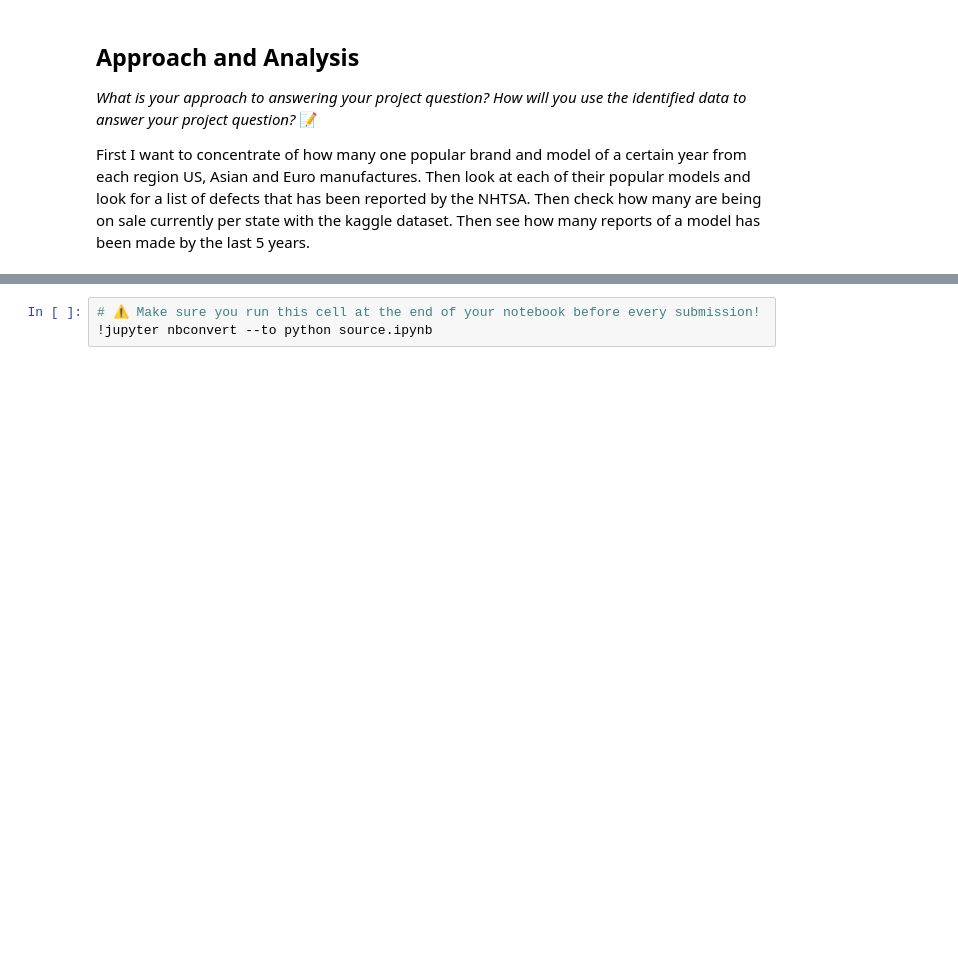
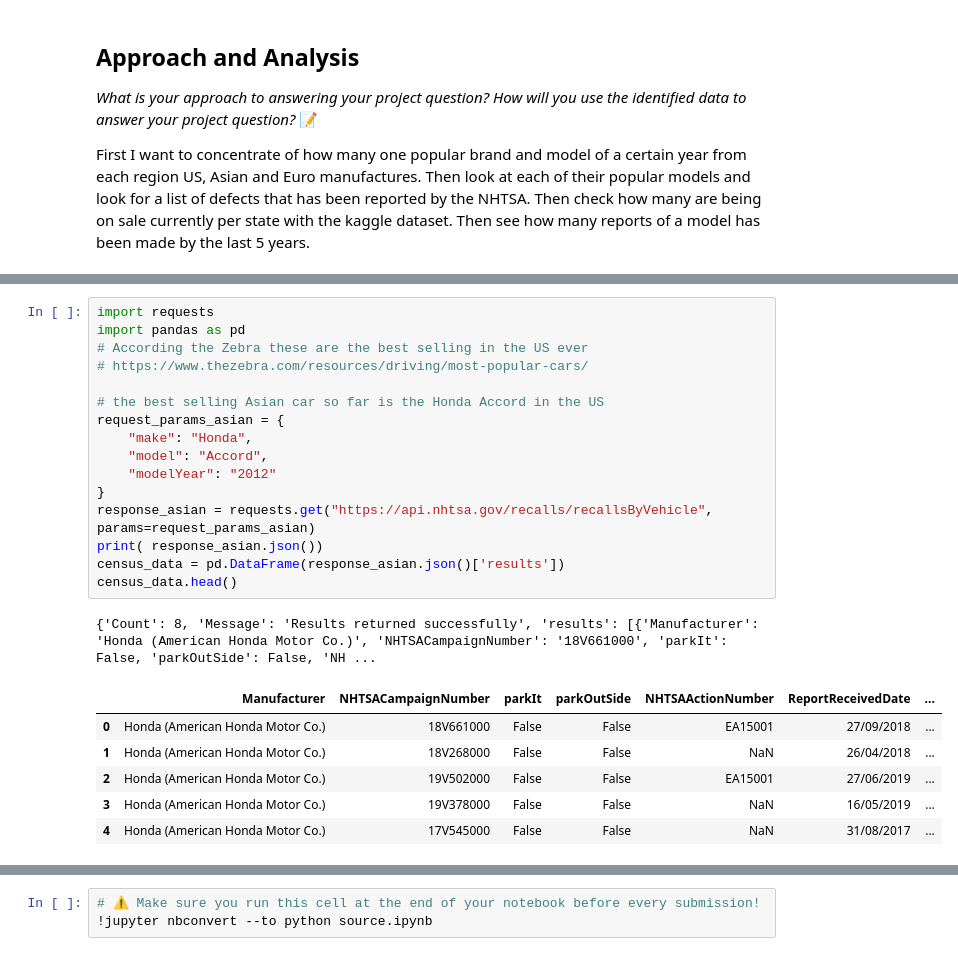
Before and after one commit to IT4063C-Fall23/final-project-ACipherEXE, a Jupyter notebook: source.ipynb, the cells around one changed output, grey strips where cells are left out. Cells and saved outputs as stored; diff of their text form; blank space fills up the shorter version.

```diff
--- a/source.ipynb
+++ b/source.ipynb
@@ -52,0 +53,24 @@ First I want to concentrate of how many one popular brand and model of a certain
+# %%
+import requests
+import pandas as pd
+# According the Zebra these are the best selling in the US ever
+# https://www.thezebra.com/resources/driving/most-popular-cars/
+
+# the best selling Asian car so far is the Honda Accord in the US
+request_params_asian = {
+    "make": "Honda",
+    "model": "Accord",
+    "modelYear": "2012"
+}
+response_asian = requests.get("https://api.nhtsa.gov/recalls/recallsByVehicle", params=request_params_asian)
+print( response_asian.json())
+census_data = pd.DataFrame(response_asian.json()['results'])
+census_data.head()
+# %% [output]
+{'Count': 8, 'Message': 'Results returned successfully', 'results': [{'Manufacturer': 'Honda (American Honda Motor Co.)', 'NHTSACampaignNumber': '18V661000', 'parkIt': False, 'parkOutSide': False, 'NH ...
+|  | Manufacturer | NHTSACampaignNumber | parkIt | parkOutSide | NHTSAActionNumber | ReportReceivedDate | ... |
+| 0 | Honda (American Honda Motor Co.) | 18V661000 | False | False | EA15001 | 27/09/2018 | ... |
+| 1 | Honda (American Honda Motor Co.) | 18V268000 | False | False | NaN | 26/04/2018 | ... |
+| 2 | Honda (American Honda Motor Co.) | 19V502000 | False | False | EA15001 | 27/06/2019 | ... |
+| 3 | Honda (American Honda Motor Co.) | 19V378000 | False | False | NaN | 16/05/2019 | ... |
+| 4 | Honda (American Honda Motor Co.) | 17V545000 | False | False | NaN | 31/08/2017 | ... |
```
Also changed, not shown: parts of 6 cells of this notebook.
